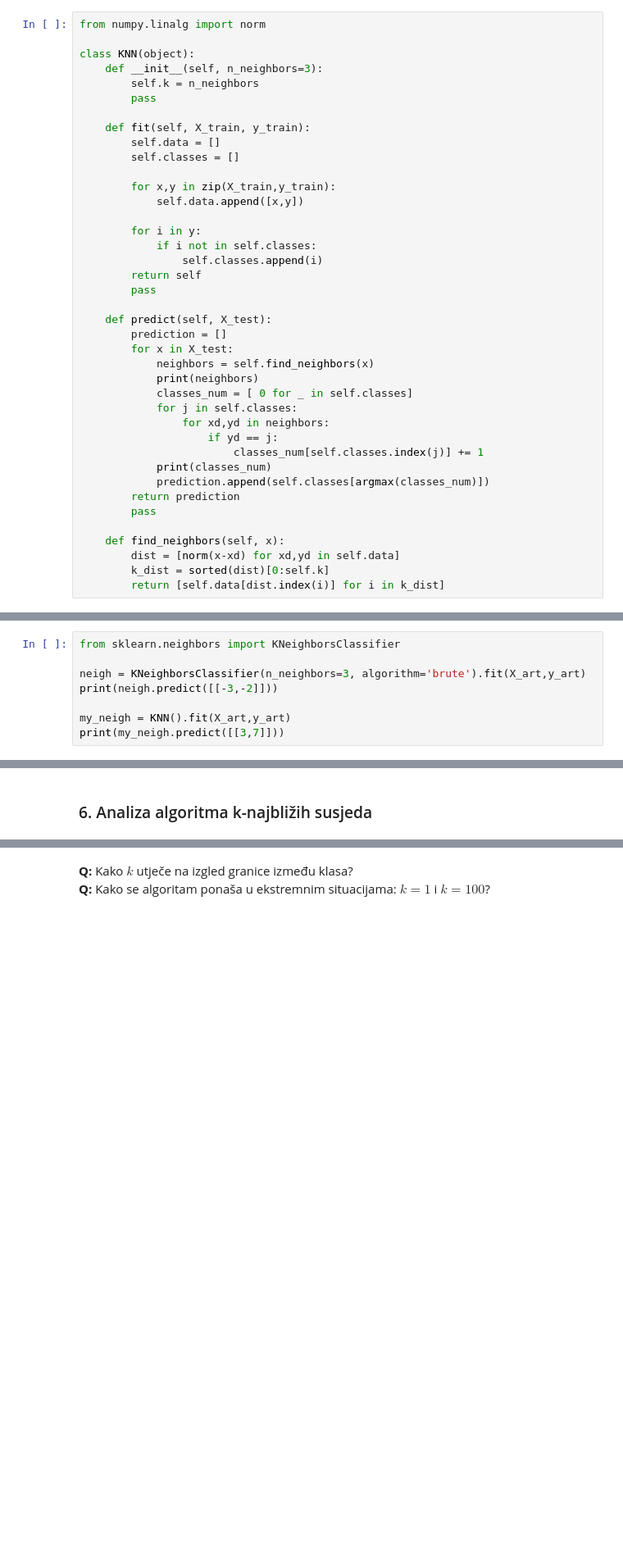
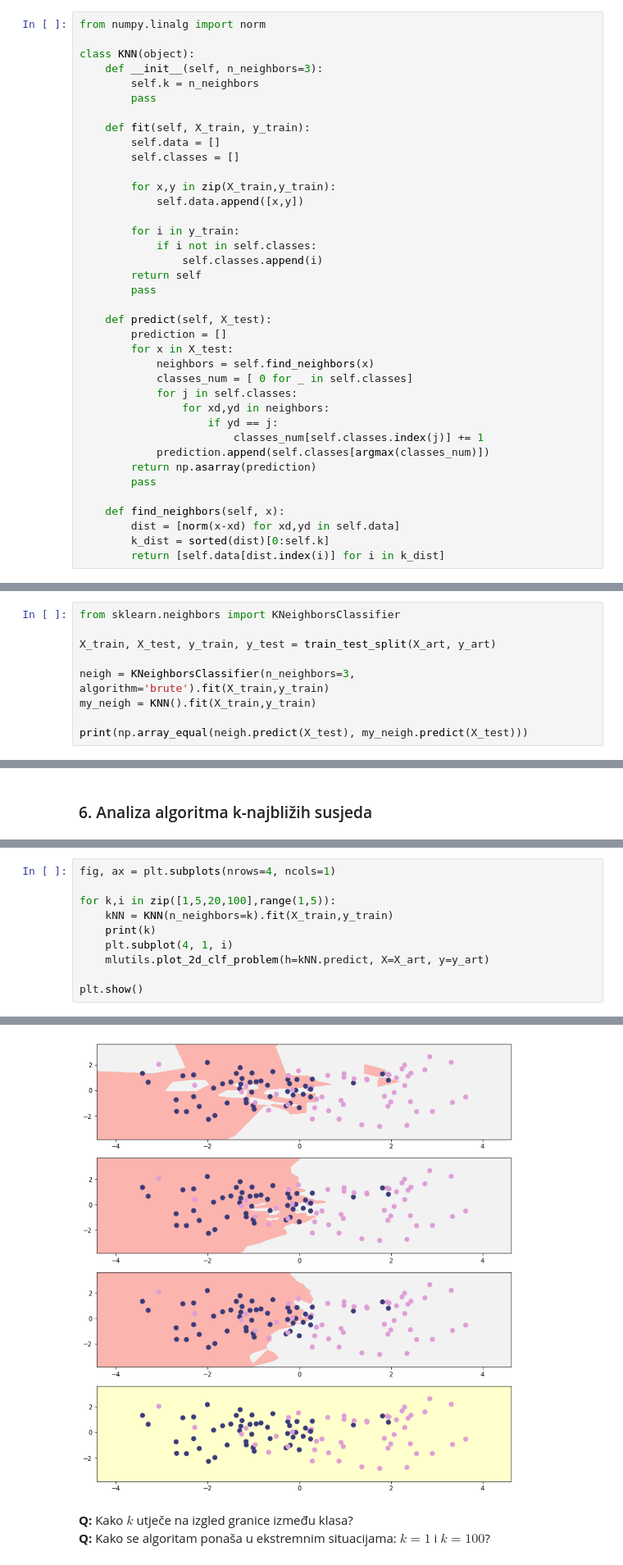
Before and after one commit to lkordis/ML-lab, a Jupyter notebook: Lab3/SU-2017-LAB03-SVM-i-kNN.ipynb, the cells around one changed output, grey strips where cells are left out. Shown: that part at 82% size. Drawn from its saved outputs; the diff is of its cells as text; blank space fills up the shorter version.

```diff
--- a/Lab3/SU-2017-LAB03-SVM-i-kNN.ipynb
+++ b/Lab3/SU-2017-LAB03-SVM-i-kNN.ipynb
@@ -407,7 +400,7 @@ class KNN(object):
         for x,y in zip(X_train,y_train):
             self.data.append([x,y])
 
-        for i in y:
+        for i in y_train:
             if i not in self.classes:
                 self.classes.append(i)
         return self
@@ -417,15 +410,13 @@ class KNN(object):
         prediction = []
         for x in X_test:
             neighbors = self.find_neighbors(x)
-            print(neighbors)
             classes_num = [ 0 for _ in self.classes]
             for j in self.classes:
                 for xd,yd in neighbors:
                     if yd == j:
                         classes_num[self.classes.index(j)] += 1
-            print(classes_num)
             prediction.append(self.classes[argmax(classes_num)])
-        return prediction
+        return np.asarray(prediction)
         pass
 
     def find_neighbors(self, x):
@@ -447,9 +438,10 @@ mlutils.plot_2d_clf_problem(X_art, y_art)
 # %%
 from sklearn.neighbors import KNeighborsClassifier
 
-neigh = KNeighborsClassifier(n_neighbors=3, algorithm='brute').fit(X_art,y_art)
-print(neigh.predict([[-3,-2]]))
+X_train, X_test, y_train, y_test = train_test_split(X_art, y_art)
 
-my_neigh = KNN().fit(X_art,y_art)
-print(my_neigh.predict([[3,7]]))
+neigh = KNeighborsClassifier(n_neighbors=3, algorithm='brute').fit(X_train,y_train)
+my_neigh = KNN().fit(X_train,y_train)
+
+print(np.array_equal(neigh.predict(X_test), my_neigh.predict(X_test)))
 # %% [output]
@@ -471,0 +461,11 @@ Na podatcima iz zadatka 5, pomoću funkcije `mlutils.plot_2d_clf_problem` iscrta
+# %%
+fig, ax = plt.subplots(nrows=4, ncols=1)
+
+for k,i in zip([1,5,20,100],range(1,5)):
+    kNN = KNN(n_neighbors=k).fit(X_train,y_train)
+    print(k)
+    plt.subplot(4, 1, i)
+    mlutils.plot_2d_clf_problem(h=kNN.predict, X=X_art, y=y_art)
+
+plt.show()
+# %% [output]
@@ -472,3 +476,4 @@ Na podatcima iz zadatka 5, pomoću funkcije `mlutils.plot_2d_clf_problem` iscrta
+[figure, added]
 # %% [markdown]
 **Q:** Kako $k$ utječe na izgled granice između klasa?
 **Q:** Kako se algoritam ponaša u ekstremnim situacijama: $k=1$ i $k=100$?
```
Also changed, not shown: parts of 12 cells of this notebook, 1 other file.
